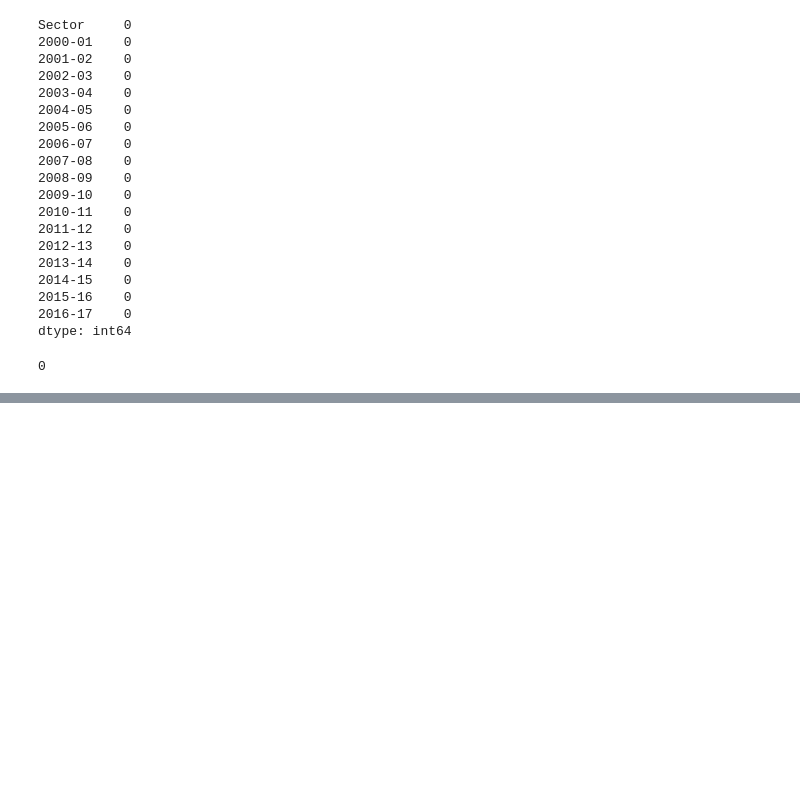
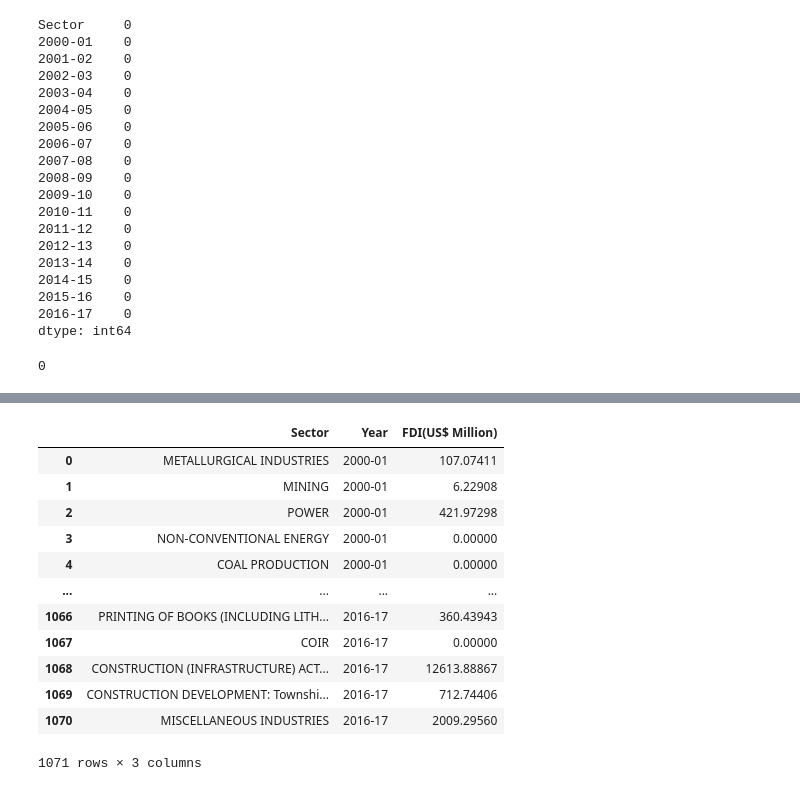
Before and after one commit to yash66gupta/FDI-Analysis, a Jupyter notebook: FDI_Analysis.ipynb, the cells around one changed output, grey strips where cells are left out. Cells and saved outputs as stored; diff of their text form; code cells hidden in the pictures; blank space fills up the shorter version.

```diff
--- a/FDI_Analysis.ipynb
+++ b/FDI_Analysis.ipynb
@@ -124,0 +165,19 @@ df.describe()
+# %%
+# Unpivoting melt Dataframe
+melt = pd.melt(df_InUSD, id_vars = Sectors, value_vars = Year, var_name='Year',
+    value_name='FDI(US$ Million)',ignore_index=True)
+melt
+# %% [output]
+|  | Sector | Year | FDI(US$ Million) |
+| 0 | METALLURGICAL INDUSTRIES | 2000-01 | 107.07411 |
+| 1 | MINING | 2000-01 | 6.22908 |
+| 2 | POWER | 2000-01 | 421.97298 |
+| 3 | NON-CONVENTIONAL ENERGY | 2000-01 | 0.00000 |
+| 4 | COAL PRODUCTION | 2000-01 | 0.00000 |
+| ... | ... | ... | ... |
+| 1066 | PRINTING OF BOOKS (INCLUDING LITH... | 2016-17 | 360.43943 |
+| 1067 | COIR | 2016-17 | 0.00000 |
+| 1068 | CONSTRUCTION (INFRASTRUCTURE) ACT... | 2016-17 | 12613.88867 |
+| 1069 | CONSTRUCTION DEVELOPMENT: Townshi... | 2016-17 | 712.74406 |
+| 1070 | MISCELLANEOUS INDUSTRIES | 2016-17 | 2009.29560 |
+1071 rows × 3 columns
```
Also changed, not shown: parts of 8 cells of this notebook.
